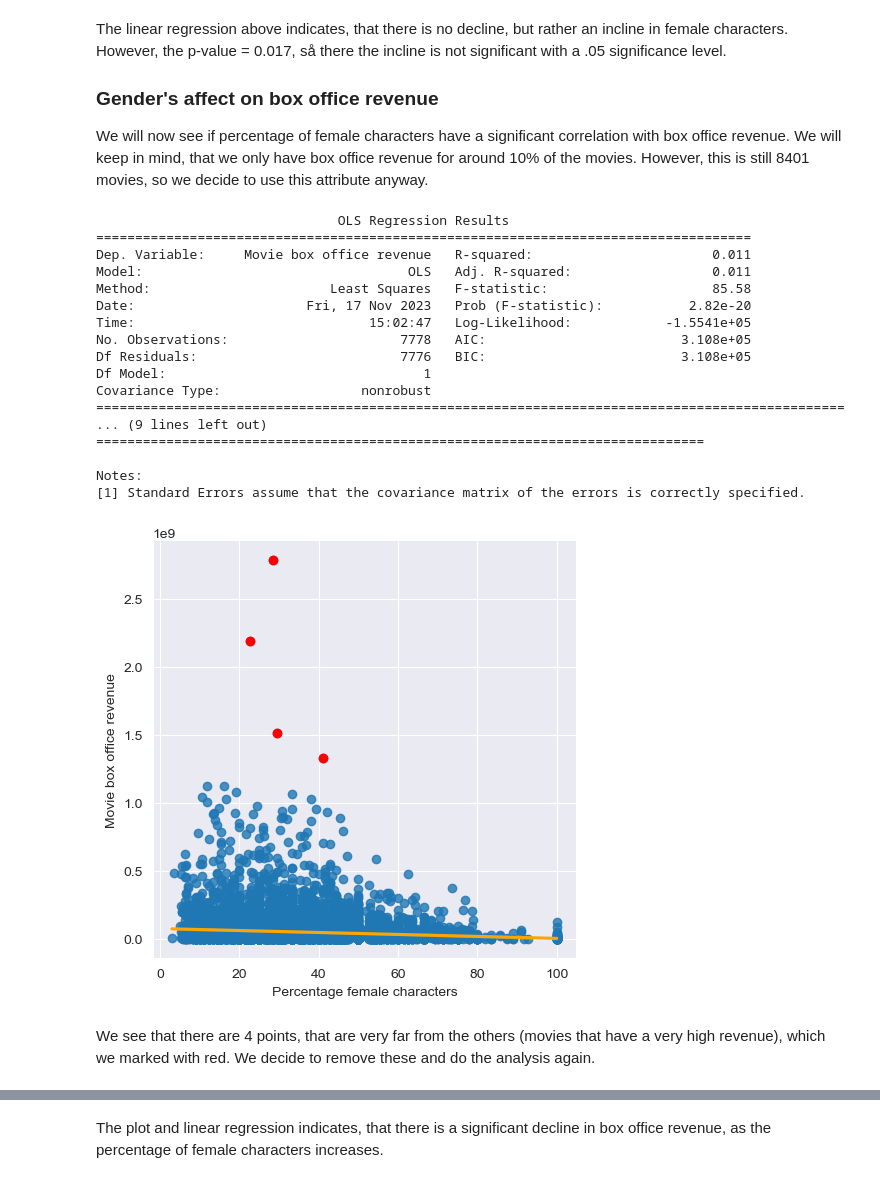
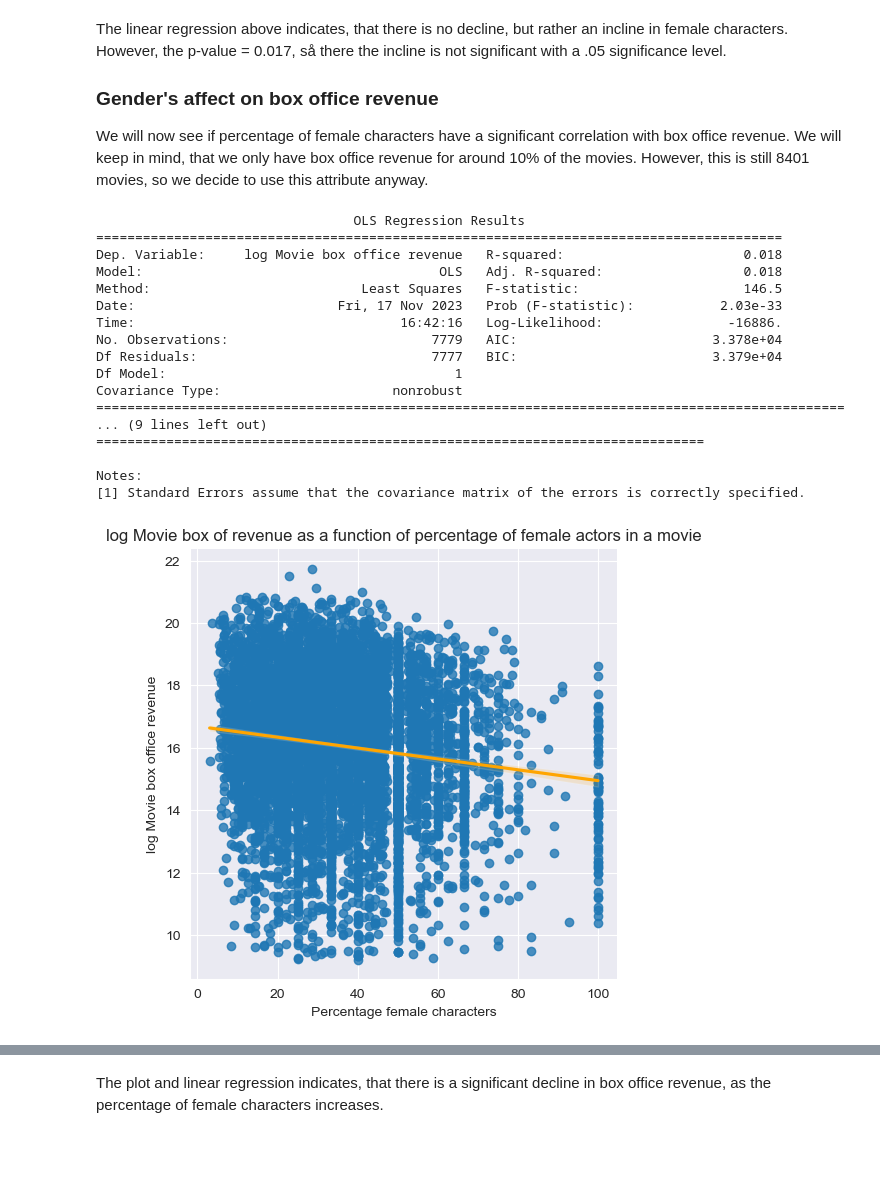
Before and after one commit to epfl-ada/ada-2023-project-byggemandbob, a Jupyter notebook: scratch/sofie.ipynb, the cells around one changed output, grey strips where cells are left out. Cells and saved outputs as stored; diff of their text form; code cells hidden in the pictures; blank space fills up the shorter version.

```diff
--- a/scratch/sofie.ipynb
+++ b/scratch/sofie.ipynb
@@ -263,0 +335,5 @@ However, the plot shows that female actors are significantly younger than male a
+# %%
+movie_metadata['log Movie box office revenue'] = np.log(movie_metadata['Movie box office revenue'])
+
+movie_metadata['log Movie release year'] = np.log(movie_metadata['Movie release year'])
+character_metadata['log Movie release year'] = np.log(character_metadata['Movie release year'])
@@ -263,0 +382,19 @@ However, the plot shows that female actors are significantly younger than male a
+# %%
+# Function to extract genre names without Freebase codes
+def extract_genre_names(genre_dict):
+    genre_names = []
+    for code, name in genre_dict.items():
+        genre_names.append(name)
+    return ", ".join(genre_names)
+
+# Clean the "Movie genres" column
+movie_metadata["Movie genres"] = movie_metadata["Movie genres"].apply(eval)  # Convert string representation of dictionary to actual dictionary
+movie_metadata["Movie genres"] = movie_metadata["Movie genres"].apply(extract_genre_names)
+
+# Clean the "Movie languages" column (assuming similar structure to genres column)
+movie_metadata["Movie languages"] = movie_metadata["Movie languages"].apply(eval)
+movie_metadata["Movie languages"] = movie_metadata["Movie languages"].apply(lambda x: ", ".join(x.values()))
+
+# Clean the "Movie countries" column (assuming similar structure to genres column)
+movie_metadata["Movie countries"] = movie_metadata["Movie countries"].apply(eval)
+movie_metadata["Movie countries"] = movie_metadata["Movie countries"].apply(lambda x: ", ".join(x.values()))
@@ -311,6 +485,9 @@ percentage_female_per_year = percentage_female_with_year.groupby('Movie release
 percentage_female_per_year = percentage_female_per_year.reset_index(name="Percentage female characters")
 percentage_female_per_year['Movie release year'] = pd.to_numeric(percentage_female_per_year['Movie release year'], errors='coerce').astype(float)
 
+# Drop missing values
+percentage_female_per_year = percentage_female_per_year.dropna()
+
 sns.lmplot(x='Movie release year', y="Percentage female characters", data=percentage_female_per_year)
 
 # Perform linear regression
@@ -323,6 +500,7 @@ model = sm.OLS(y, X).fit()
 # Print the regression summary
 print(model.summary())
 
+plt.title('Percentage of female actors in movies released in the years 1888 to 2016')
 plt.show()
 # %% [output]
                                  OLS Regression Results
@@ -399,45 +580,40 @@ The linear regression above indicates, that there is no decline, but rather an i
 
 We will now see if percentage of female characters have a significant correlation with box office revenue. We will keep in mind, that we only have box office revenue for around 10% of the movies. However, this is still 8401 movies, so we decide to use this attribute anyway.
 # %%
-# Drop rows with missing values
-percentage_female_with_year_nona = percentage_female_with_year[['Movie box office revenue', 'Percentage female characters']].dropna()
+# Define dataframe with 'log Movie box office revenue' and 'Percentage female characters'
+percentage_female_with_log_rev = percentage_female_with_year[['log Movie box office revenue', 'Percentage female characters']].dropna()
 
 # Create a scatterplot with a regression line
-sns.lmplot(x="Percentage female characters", y="Movie box office revenue", data=percentage_female_with_year_nona, line_kws={'color': 'orange'})
-
-# color outlier
-marked_dots = percentage_female_with_year_nona[percentage_female_with_year_nona["Movie box office revenue"] > 1.3e+09]
-plt.scatter(marked_dots['Percentage female characters'], marked_dots['Movie box office revenue'] , c='red')
+sns.lmplot(x="Percentage female characters", y="log Movie box office revenue", data=percentage_female_with_log_rev, line_kws={'color': 'orange'})
 
 # Perform linear regression
-X = percentage_female_with_year_nona["Percentage female characters"]
+X = percentage_female_with_log_rev["Percentage female characters"]
 X = sm.add_constant(X)  # Add an intercept term
-y = percentage_female_with_year_nona["Movie box office revenue"]
+y = percentage_female_with_log_rev["log Movie box office revenue"]
 
 model = sm.OLS(y, X).fit()
 
 # Print the regression summary
 print(model.summary())
 
+plt.title('log Movie box of revenue as a function of percentage of female actors in a movie')
 plt.show()
 # %% [output]
-                               OLS Regression Results
-====================================================================================
-Dep. Variable:     Movie box office revenue   R-squared:                       0.011
-Model:                                  OLS   Adj. R-squared:                  0.011
-Method:                       Least Squares   F-statistic:                     85.58
-Date:                      Fri, 17 Nov 2023   Prob (F-statistic):           2.82e-20
-Time:                              15:02:47   Log-Likelihood:            -1.5541e+05
-No. Observations:                      7778   AIC:                         3.108e+05
-Df Residuals:                          7776   BIC:                         3.108e+05
-Df Model:                                 1
-Covariance Type:                  nonrobust
+                                 OLS Regression Results
+========================================================================================
+Dep. Variable:     log Movie box office revenue   R-squared:                       0.018
+Model:                                      OLS   Adj. R-squared:                  0.018
+Method:                           Least Squares   F-statistic:                     146.5
+Date:                          Fri, 17 Nov 2023   Prob (F-statistic):           2.03e-33
+Time:                                  16:42:16   Log-Likelihood:                -16886.
+No. Observations:                          7779   AIC:                         3.378e+04
+Df Residuals:                              7777   BIC:                         3.379e+04
+Df Model:                                     1
+Covariance Type:                      nonrobust
 ================================================================================================
 ... (9 lines left out)
 ==============================================================================
 
 Notes:
 [1] Standard Errors assume that the covariance matrix of the errors is correctly specified.
-[figure, old version]
+[figure, new version]
-# %% [markdown]
-We see that there are 4 points, that are very far from the others (movies that have a very high revenue), which we marked with red. We decide to remove these and do the analysis again.
```
Also changed, not shown: parts of 38 cells of this notebook.
